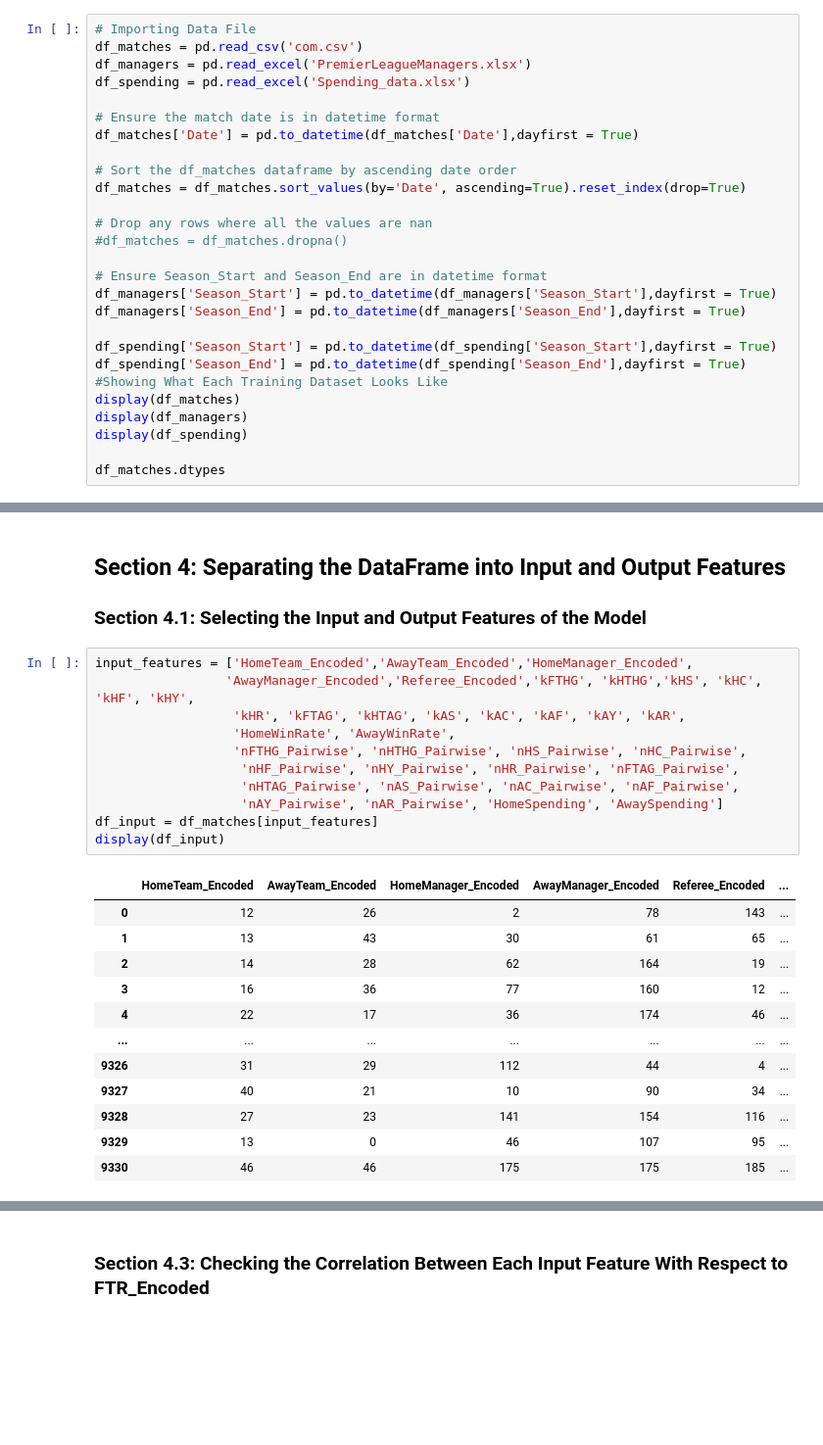
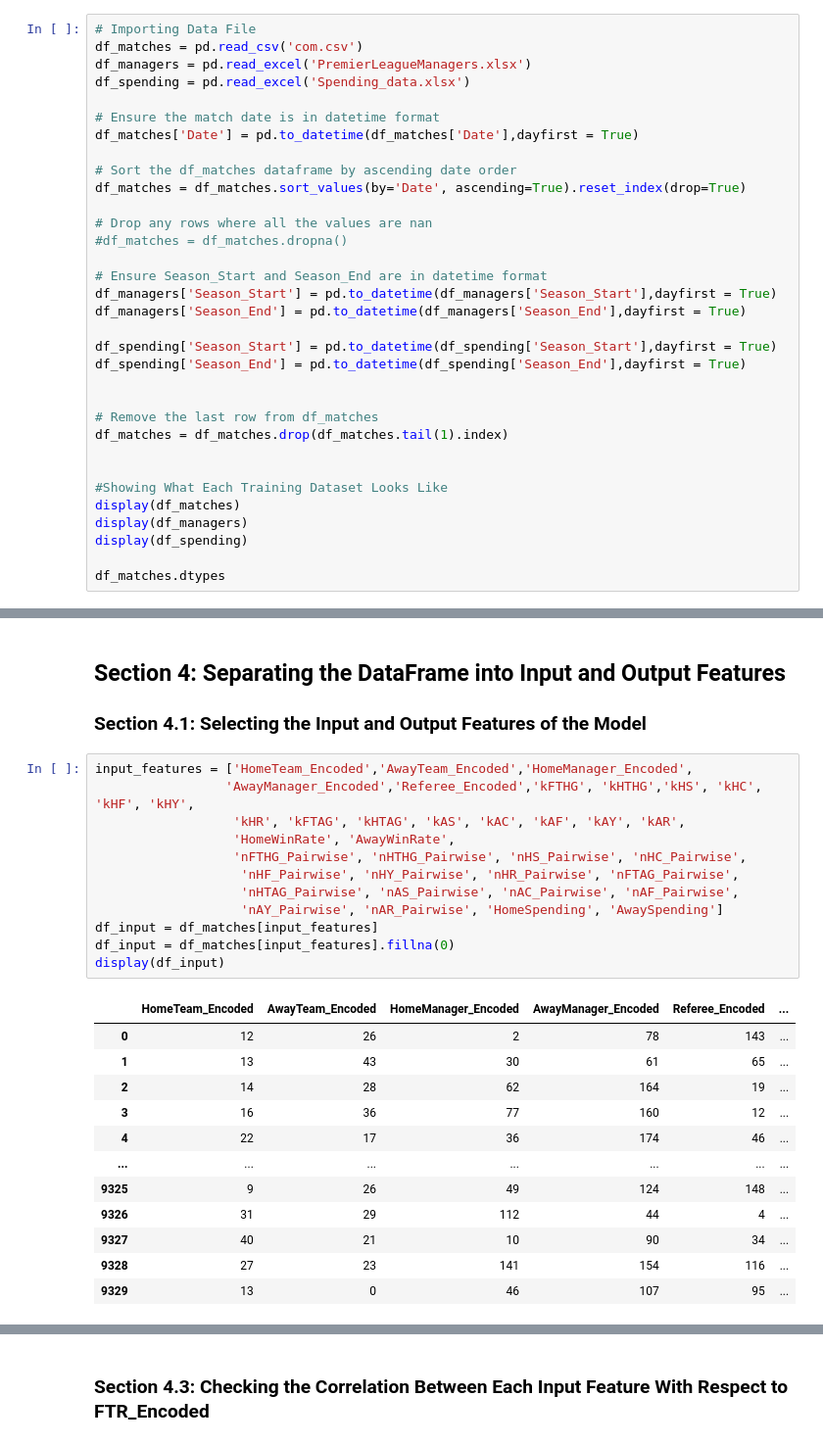
Before and after one commit to chenhsu16/SVM_Collab, a Jupyter notebook: Chen/SVM_v2.ipynb, the cells around one changed output, grey strips where cells are left out. Shown: that part at 98% size. Cells and saved outputs as stored; diff of their text form; blank space fills up the shorter version.

```diff
--- a/Chen/SVM_v2.ipynb
+++ b/Chen/SVM_v2.ipynb
@@ -50,6 +50,12 @@ df_managers['Season_End'] = pd.to_datetime(df_managers['Season_End'],dayfirst =
 
 df_spending['Season_Start'] = pd.to_datetime(df_spending['Season_Start'],dayfirst = True)
 df_spending['Season_End'] = pd.to_datetime(df_spending['Season_End'],dayfirst = True)
+
+
+# Remove the last row from df_matches
+df_matches = df_matches.drop(df_matches.tail(1).index)
+
+
 #Showing What Each Training Dataset Looks Like
 display(df_matches)
 display(df_managers)
@@ -373,24 +379,25 @@ display(df_matches)
 # %%
 input_features = ['HomeTeam_Encoded','AwayTeam_Encoded','HomeManager_Encoded',
                  'AwayManager_Encoded','Referee_Encoded','kFTHG', 'kHTHG','kHS', 'kHC', 'kHF', 'kHY',
                   'kHR', 'kFTAG', 'kHTAG', 'kAS', 'kAC', 'kAF', 'kAY', 'kAR',
                   'HomeWinRate', 'AwayWinRate',
                   'nFTHG_Pairwise', 'nHTHG_Pairwise', 'nHS_Pairwise', 'nHC_Pairwise',
                    'nHF_Pairwise', 'nHY_Pairwise', 'nHR_Pairwise', 'nFTAG_Pairwise',
                    'nHTAG_Pairwise', 'nAS_Pairwise', 'nAC_Pairwise', 'nAF_Pairwise',
                    'nAY_Pairwise', 'nAR_Pairwise', 'HomeSpending', 'AwaySpending']
 df_input = df_matches[input_features]
+df_input = df_matches[input_features].fillna(0)
 display(df_input)
 # %% [output]
 |  | HomeTeam_Encoded | AwayTeam_Encoded | HomeManager_Encoded | AwayManager_Encoded | Referee_Encoded | ... |
 | 0 | 12 | 26 | 2 | 78 | 143 | ... |
 | 1 | 13 | 43 | 30 | 61 | 65 | ... |
 | 2 | 14 | 28 | 62 | 164 | 19 | ... |
 | 3 | 16 | 36 | 77 | 160 | 12 | ... |
 | 4 | 22 | 17 | 36 | 174 | 46 | ... |
 | ... | ... | ... | ... | ... | ... | ... |
+| 9325 | 9 | 26 | 49 | 124 | 148 | ... |
 | 9326 | 31 | 29 | 112 | 44 | 4 | ... |
 | 9327 | 40 | 21 | 10 | 90 | 34 | ... |
 | 9328 | 27 | 23 | 141 | 154 | 116 | ... |
 | 9329 | 13 | 0 | 46 | 107 | 95 | ... |
-| 9330 | 46 | 46 | 175 | 175 | 185 | ... |
```
Also changed, not shown: parts of 9 cells of this notebook, 1 other file.
